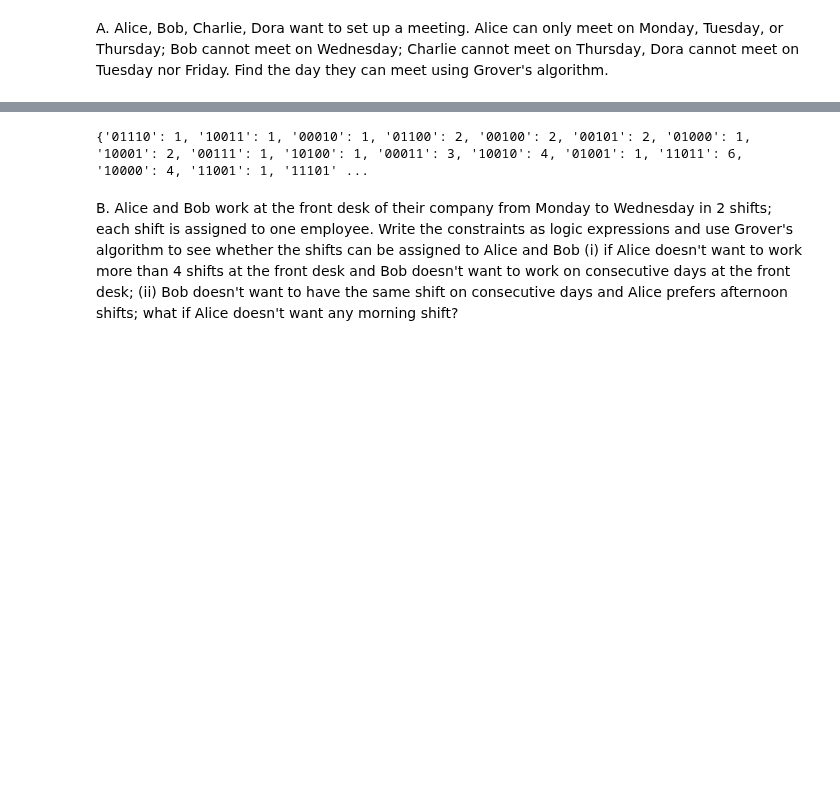
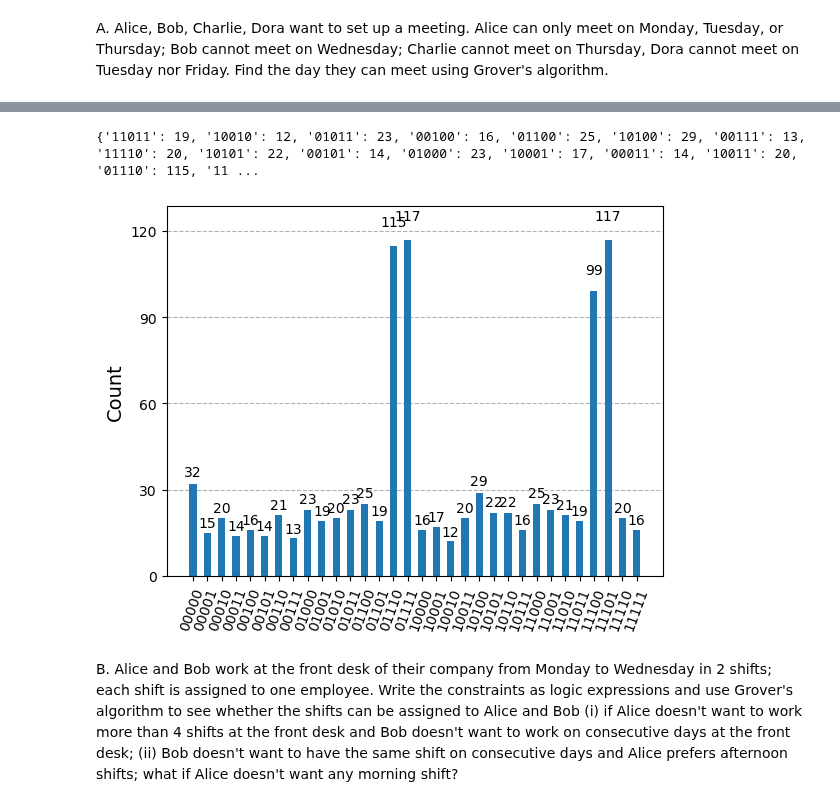
Before and after one commit to elijahkin/amsc698k, a Jupyter notebook: hw4/hw4.ipynb, the cells around one changed output, grey strips where cells are left out. Cells and saved outputs as stored; diff of their text form; code cells hidden in the pictures; blank space fills up the shorter version.

```diff
--- a/hw4/hw4.ipynb
+++ b/hw4/hw4.ipynb
@@ -117,9 +149,11 @@ circ_grover1 = grover(nqubits, Scheduling_Oracle, n_ancilla = 4, iterations = 4)
 # %%
 backend_aer = Aer.get_backend('qasm_simulator')
-counts = backend_aer.run(circ_grover1, shots=100).result().get_counts()
+counts = backend_aer.run(circ_grover1, shots=1000).result().get_counts()
 print(counts)
+plot_histogram(counts)
 # %% [output]
-{'01110': 1, '10011': 1, '00010': 1, '01100': 2, '00100': 2, '00101': 2, '01000': 1, '10001': 2, '00111': 1, '10100': 1, '00011': 3, '10010': 4, '01001': 1, '11011': 6, '10000': 4, '11001': 1, '11101' ...
+{'11011': 19, '10010': 12, '01011': 23, '00100': 16, '01100': 25, '10100': 29, '00111': 13, '11110': 20, '10101': 22, '00101': 14, '01000': 23, '10001': 17, '00011': 14, '10011': 20, '01110': 115, '11 ...
+[figure, added]
 # %% [markdown]
 B. Alice and Bob work at the front desk of their company from Monday to Wednesday in 2 shifts; each shift is assigned to one employee. Write the constraints as logic expressions and use Grover's algorithm to see whether the shifts can be assigned to Alice and Bob (i) if Alice doesn't want to work more than 4 shifts at the front desk and Bob doesn't want to work on consecutive days at the front desk; (ii) Bob doesn't want to have the same shift on consecutive days and Alice prefers afternoon shifts; what if Alice doesn't want any morning shift?
 # %%
```
Also changed, not shown: parts of 4 cells of this notebook.
